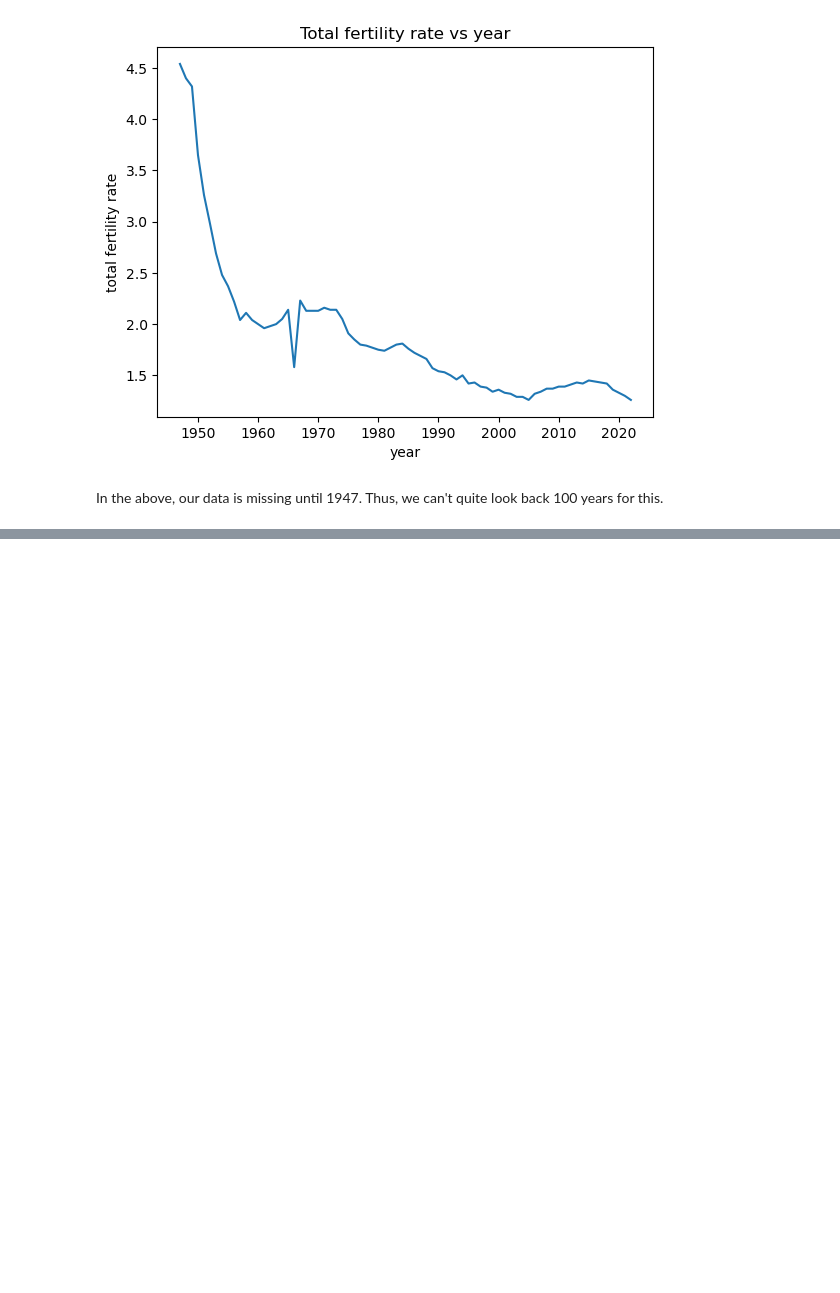
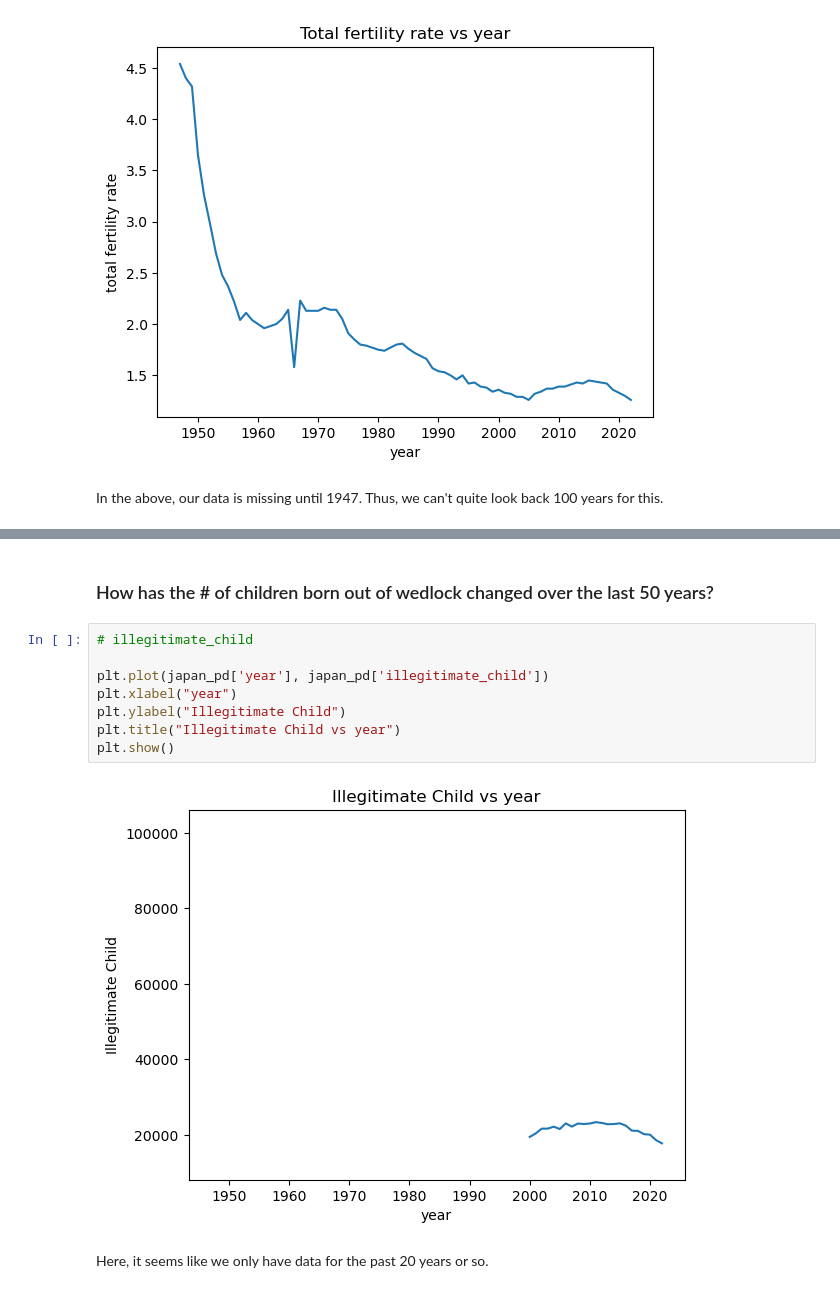
Before and after one commit to schr0841/project-1-group-7, a Jupyter notebook: project1group7.ipynb, the cells around one changed output, grey strips where cells are left out. Cells and saved outputs as stored; diff of their text form; blank space fills up the shorter version.

```diff
--- a/project1group7.ipynb
+++ b/project1group7.ipynb
@@ -46,0 +71,14 @@ In the above, our data is missing until 1947. Thus, we can't quite look back 100
+# %% [markdown]
+### How has the # of children born out of wedlock changed over the last 50 years?
+# %%
+# illegitimate_child
+
+plt.plot(japan_pd['year'], japan_pd['illegitimate_child'])
+plt.xlabel("year")
+plt.ylabel("Illegitimate Child")
+plt.title("Illegitimate Child vs year")
+plt.show()
+# %% [output]
+[figure, added]
+# %% [markdown]
+Here, it seems like we only have data for the past 20 years or so.
```
Also changed, not shown: parts of 7 cells of this notebook.
